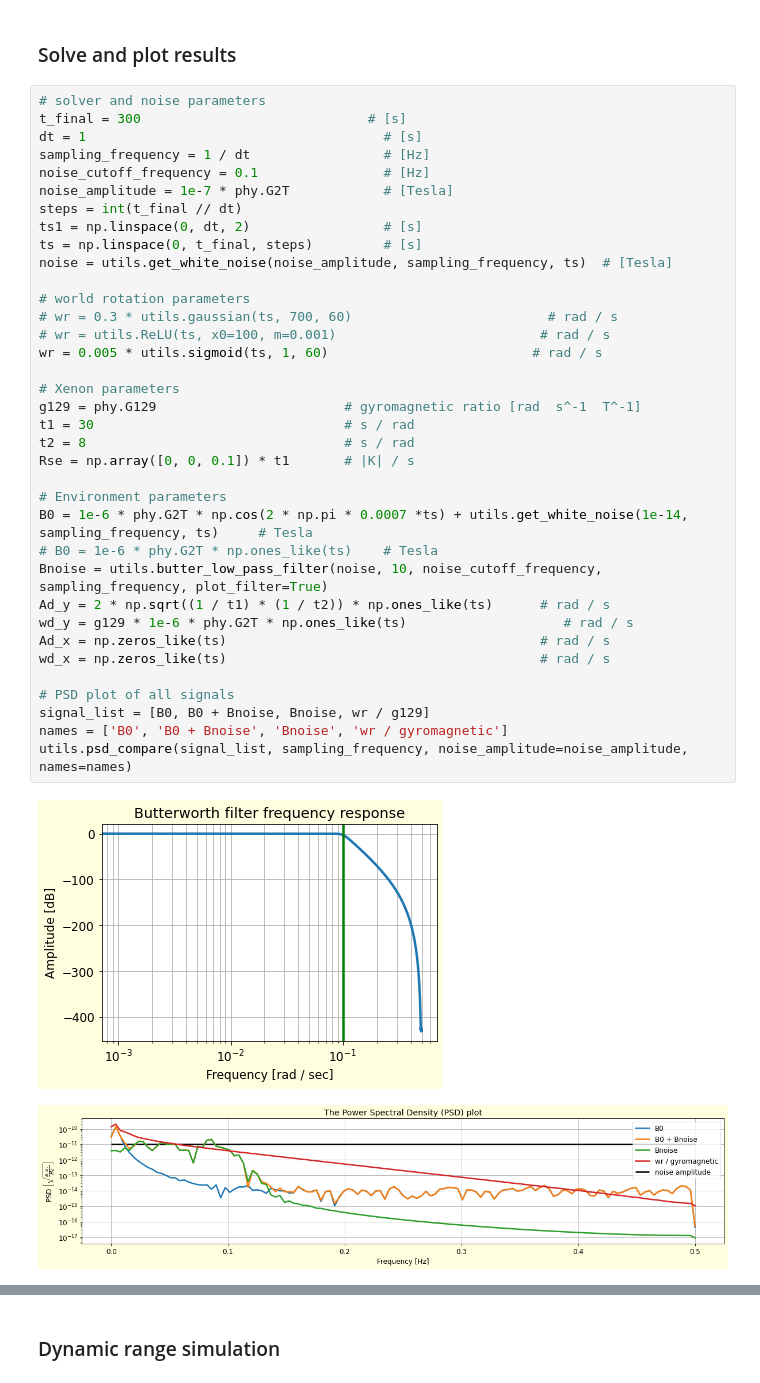
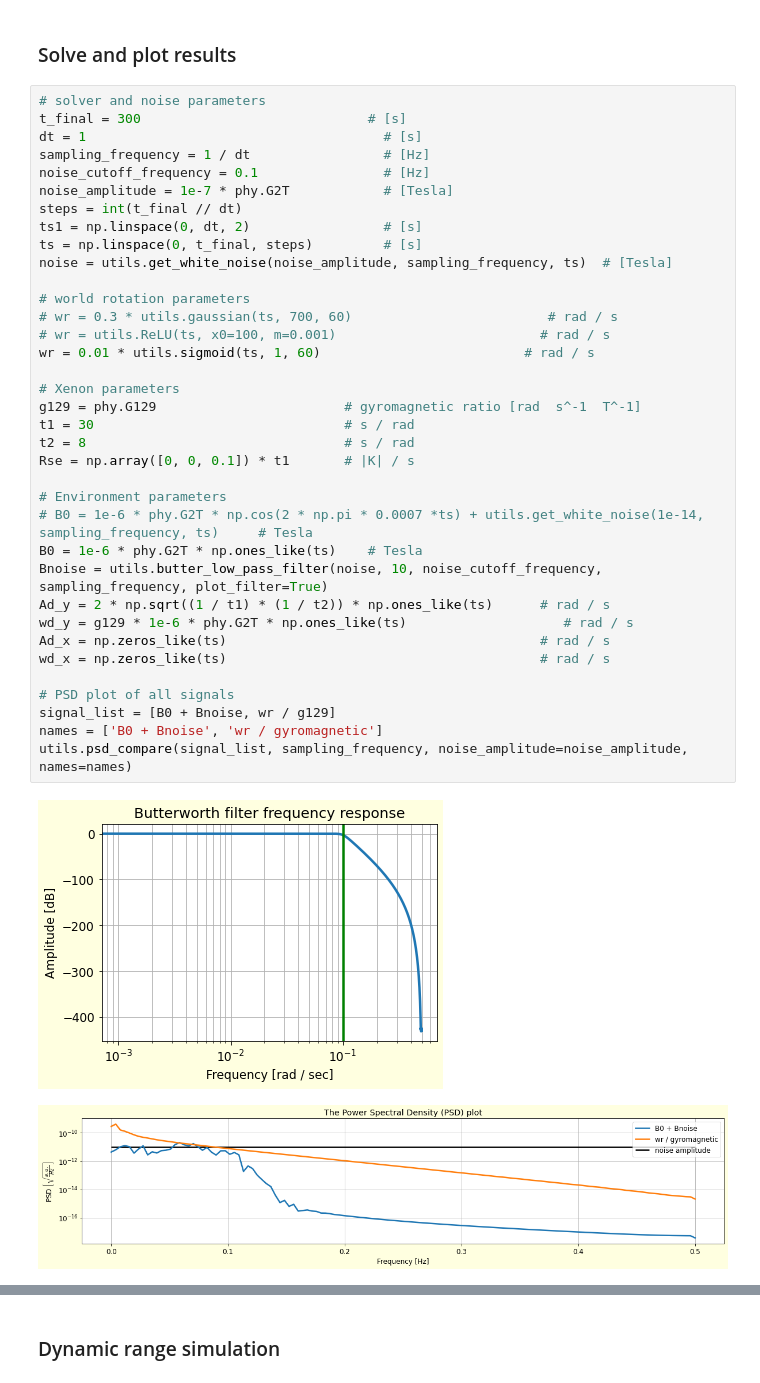
Before and after one commit to RoyElkabetz/NMR-gyroscope, a Jupyter notebook: src/single_specie_experiment.ipynb, the cells around one changed output, grey strips where cells are left out. Cells and saved outputs as stored; diff of their text form.

```diff
--- a/src/single_specie_experiment.ipynb
+++ b/src/single_specie_experiment.ipynb
@@ -253,39 +253,39 @@ t_final = 300                             # [s]
 dt = 1                                      # [s]
 sampling_frequency = 1 / dt                 # [Hz]
 noise_cutoff_frequency = 0.1                # [Hz]
 noise_amplitude = 1e-7 * phy.G2T            # [Tesla]
 steps = int(t_final // dt)
 ts1 = np.linspace(0, dt, 2)                 # [s]
 ts = np.linspace(0, t_final, steps)         # [s]
 noise = utils.get_white_noise(noise_amplitude, sampling_frequency, ts)  # [Tesla]
 
 # world rotation parameters
 # wr = 0.3 * utils.gaussian(ts, 700, 60)                         # rad / s
 # wr = utils.ReLU(ts, x0=100, m=0.001)                          # rad / s
-wr = 0.005 * utils.sigmoid(ts, 1, 60)                          # rad / s
+wr = 0.01 * utils.sigmoid(ts, 1, 60)                          # rad / s
 
 # Xenon parameters
 g129 = phy.G129                        # gyromagnetic ratio [rad  s^-1  T^-1]
 t1 = 30                                # s / rad
 t2 = 8                                 # s / rad
 Rse = np.array([0, 0, 0.1]) * t1       # |K| / s
 
 # Environment parameters
-B0 = 1e-6 * phy.G2T * np.cos(2 * np.pi * 0.0007 *ts) + utils.get_white_noise(1e-14, sampling_frequency, ts)     # Tesla
-# B0 = 1e-6 * phy.G2T * np.ones_like(ts)    # Tesla
+# B0 = 1e-6 * phy.G2T * np.cos(2 * np.pi * 0.0007 *ts) + utils.get_white_noise(1e-14, sampling_frequency, ts)     # Tesla
+B0 = 1e-6 * phy.G2T * np.ones_like(ts)    # Tesla
 Bnoise = utils.butter_low_pass_filter(noise, 10, noise_cutoff_frequency, sampling_frequency, plot_filter=True)
 Ad_y = 2 * np.sqrt((1 / t1) * (1 / t2)) * np.ones_like(ts)      # rad / s
 wd_y = g129 * 1e-6 * phy.G2T * np.ones_like(ts)                    # rad / s
 Ad_x = np.zeros_like(ts)                                        # rad / s
 wd_x = np.zeros_like(ts)                                        # rad / s
 
 # PSD plot of all signals
-signal_list = [B0, B0 + Bnoise, Bnoise, wr / g129]
-names = ['B0', 'B0 + Bnoise', 'Bnoise', 'wr / gyromagnetic']
+signal_list = [B0 + Bnoise, wr / g129]
+names = ['B0 + Bnoise', 'wr / gyromagnetic']
 utils.psd_compare(signal_list, sampling_frequency, noise_amplitude=noise_amplitude, names=names)
 # %% [output]
 [figure]
-[figure, old version]
+[figure, new version]
 # %%
 # initialize Xenon
 Xe129 = xe.Xenon(gamma=g129, t1=t1, t2=t2, K0=np.array([0.0259, 0.02, 0.3]), ts=t_final, dt=dt, name='129')
```
Also changed, not shown: parts of 3 cells of this notebook.
